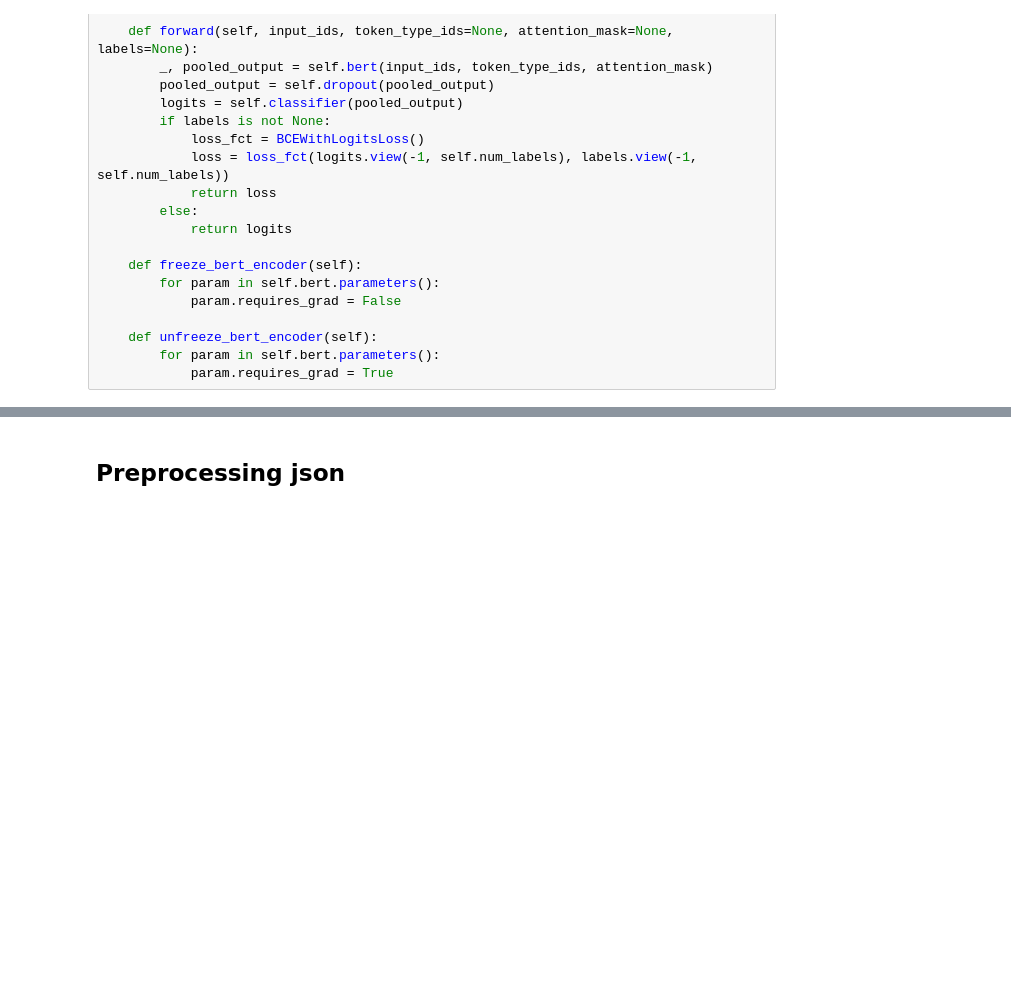
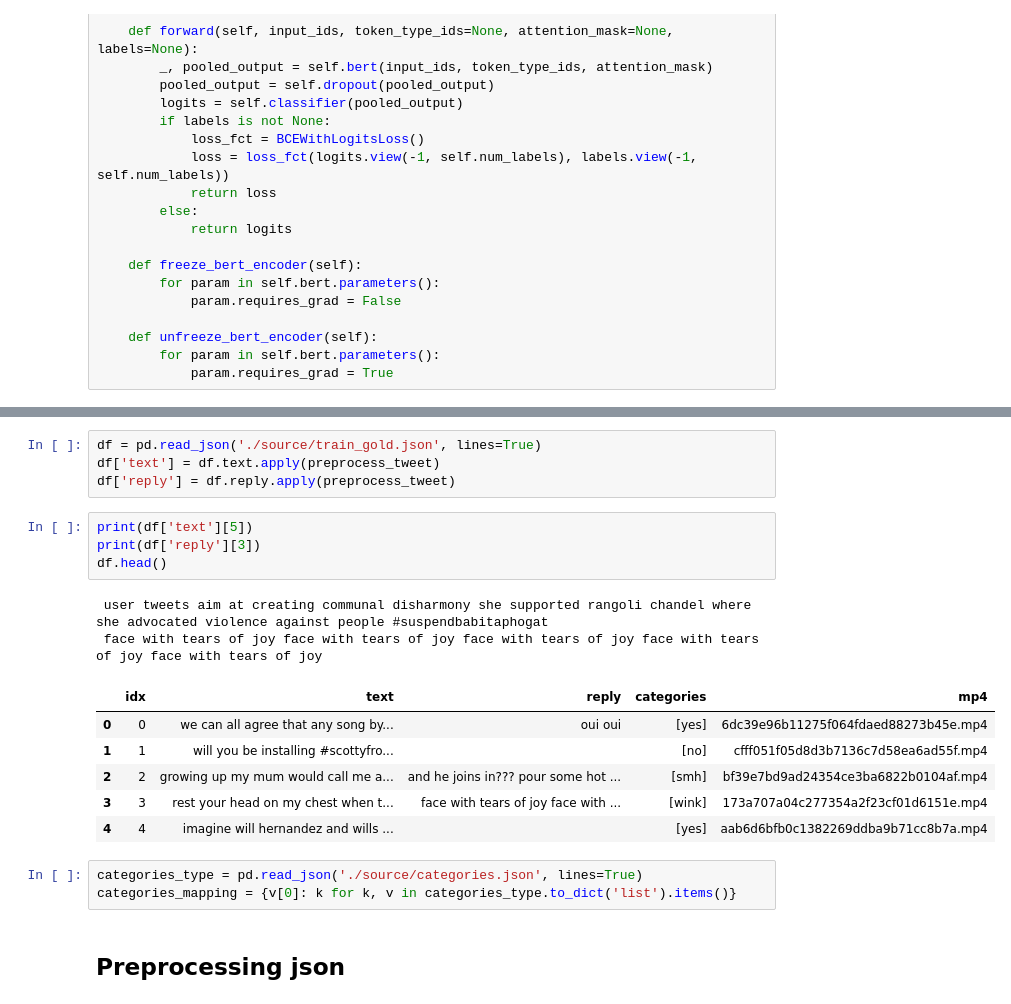
Before and after one commit to wywyWang/NLP-2020-EmotionGIF, a Jupyter notebook: EmotionGIF.ipynb, the cells around one changed output, grey strips where cells are left out. Cells and saved outputs as stored; diff of their text form; blank space fills up the shorter version.

Commit message:
change emoji to words, training MAP is 0.432 but dev is 0.361

```diff
--- a/EmotionGIF.ipynb
+++ b/EmotionGIF.ipynb
@@ -48,2 +102,22 @@ class BertForMultiLabelSequenceClassification(BertPreTrainedModel):
+# %%
+df = pd.read_json('./source/train_gold.json', lines=True)
+df['text'] = df.text.apply(preprocess_tweet)
+df['reply'] = df.reply.apply(preprocess_tweet)
+# %%
+print(df['text'][5])
+print(df['reply'][3])
+df.head()
+# %% [output]
+ user tweets aim at creating communal disharmony she supported rangoli chandel where she advocated violence against people #suspendbabitaphogat
+ face with tears of joy face with tears of joy face with tears of joy face with tears of joy face with tears of joy
+|  | idx | text | reply | categories | mp4 |
+| 0 | 0 | we can all agree that any song by... | oui oui | [yes] | 6dc39e96b11275f064fdaed88273b45e.mp4 |
+| 1 | 1 | will you be installing #scottyfro... |  | [no] | cfff051f05d8d3b7136c7d58ea6ad55f.mp4 |
+| 2 | 2 | growing up my mum would call me a... | and he joins in??? pour some hot ... | [smh] | bf39e7bd9ad24354ce3ba6822b0104af.mp4 |
+| 3 | 3 | rest your head on my chest when t... | face with tears of joy face with ... | [wink] | 173a707a04c277354a2f23cf01d6151e.mp4 |
+| 4 | 4 | imagine will hernandez and wills ... |  | [yes] | aab6d6bfb0c1382269ddba9b71cc8b7a.mp4 |
+# %%
+categories_type = pd.read_json('./source/categories.json', lines=True)
+categories_mapping = {v[0]: k for k, v in categories_type.to_dict('list').items()}
 # %% [markdown]
 ## Preprocessing json
```
Also changed, not shown: parts of 14 cells of this notebook.
